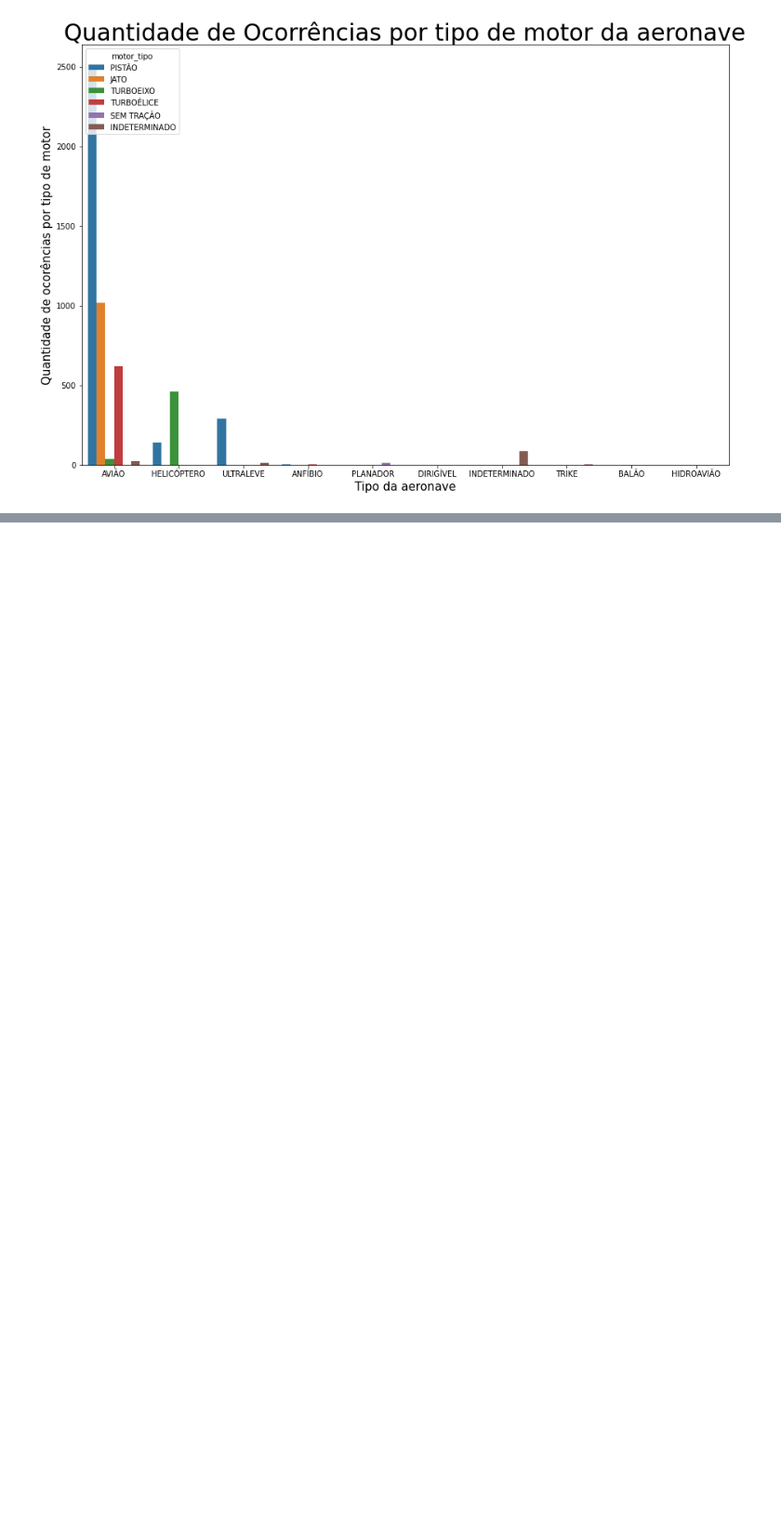
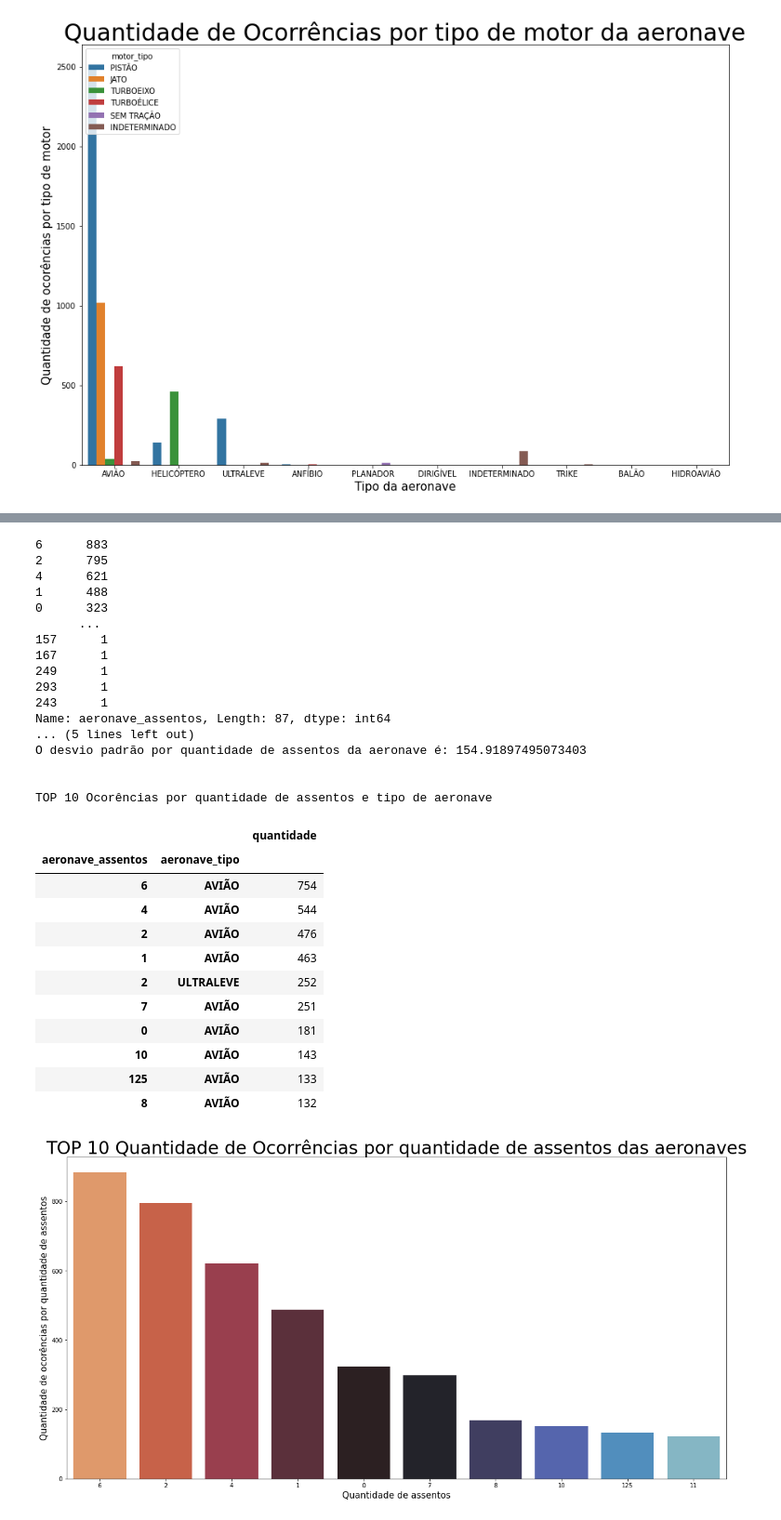
Before and after one commit to SouzaAllan/ESTUDO_CENIPA_2010-2019, a Jupyter notebook: PROJETO V2/PROJETO V2.ipynb, the cells around one changed output, grey strips where cells are left out. Shown at 93% size. Saved outputs shown, nothing was run; the diff lists cells and outputs as text; code cells hidden in the pictures; blank space fills up the shorter version.

```diff
--- a/PROJETO V2/PROJETO V2.ipynb
+++ b/PROJETO V2/PROJETO V2.ipynb
@@ -905,0 +1036,60 @@ Top 10 Ocorências por fabricante da aeronave
+# %%
+coluna_aeronave_assentos = df_CENIPA['aeronave_assentos']
+incac_aeronave_assentos = coluna_aeronave_motor_quantidade.value_counts()
+
+media_aeronave_assentos = incac_aeronave_assentos.mean()
+
+moda_aeronave_assentos = sts.mode(coluna_aeronave_assentos)
+
+desvio_aeronave_assentos= sts.stdev(incac_aeronave_assentos)
+
+plt.figure(figsize = (20,10))
+sns.countplot(data = df_CENIPA, x ='aeronave_assentos',order = df_CENIPA['aeronave_assentos'].value_counts().sort_values(ascending = False).index[0:10], palette='icefire_r' )
+
+plt.xlabel('Quantidade de assentos', fontdict={'fontsize': 15})
+plt.ylabel('Quantidade de ocorências por quantidade de assentos', fontdict={'fontsize': 15})
+
+plt.title('TOP 10 Quantidade de Ocorrências por quantidade de assentos das aeronaves', fontdict={'fontsize': 30})
+
+print(incac_aeronave_assentos)
+print('')
+print('A média por fabricante da aeronave é: {}'.format(media_aeronave_assentos))
+print('')
+print('A moda por quantidade de assentos da aeronave é: {}'.format(moda_aeronave_assentos))
+print('')
+print('O desvio padrão por quantidade de assentos da aeronave é: {}'.format(desvio_aeronave_assentos))
+print('')
+print('')
+print('TOP 10 Ocorências por quantidade de assentos e tipo de aeronave')
+df_CENIPA.groupby(['aeronave_assentos','aeronave_tipo']).agg({'quantidade':'count'}).sort_values(by='quantidade',  ascending = False).head(10)
+# %% [output]
+6      883
+2      795
+4      621
+1      488
+0      323
+      ...
+157      1
+167      1
+249      1
+293      1
+243      1
+Name: aeronave_assentos, Length: 87, dtype: int64
+... (5 lines left out)
+O desvio padrão por quantidade de assentos da aeronave é: 154.91897495073403
+
+
+TOP 10 Ocorências por quantidade de assentos e tipo de aeronave
+|  |  | quantidade |
+| aeronave_assentos | aeronave_tipo |  |
+| 6 | AVIÃO | 754 |
+| 4 | AVIÃO | 544 |
+| 2 | AVIÃO | 476 |
+| 1 | AVIÃO | 463 |
+| 2 | ULTRALEVE | 252 |
+| 7 | AVIÃO | 251 |
+| 0 | AVIÃO | 181 |
+| 10 | AVIÃO | 143 |
+| 125 | AVIÃO | 133 |
+| 8 | AVIÃO | 132 |
+[figure, added]
```
Also changed, not shown: parts of 18 cells of this notebook.
